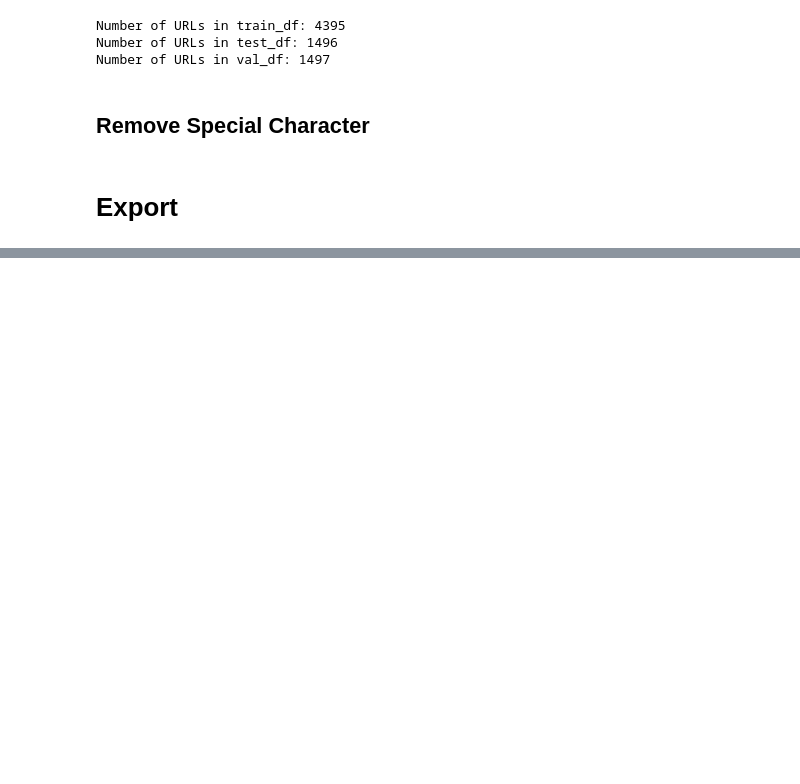
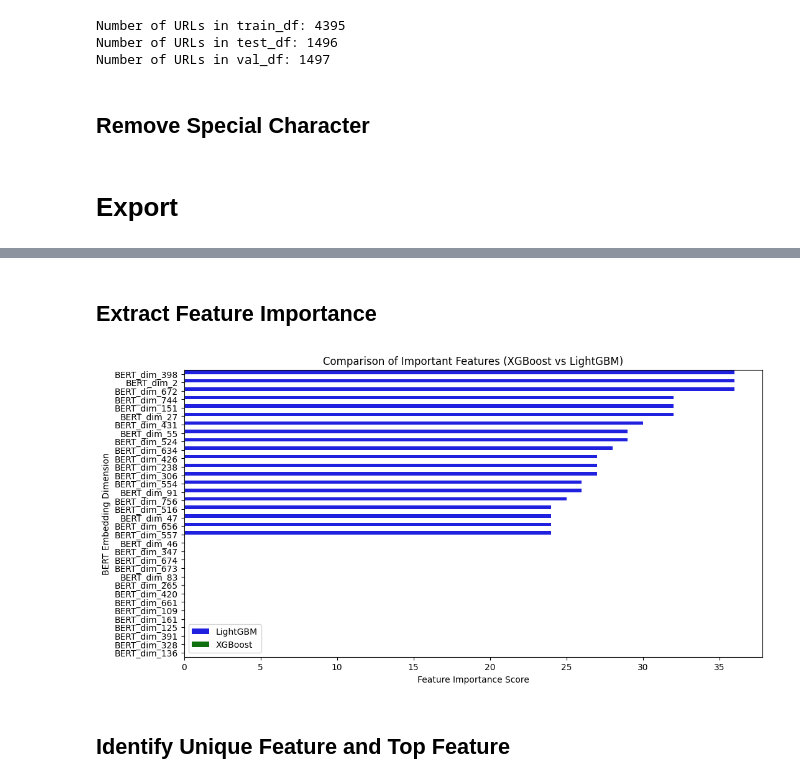
Before and after one commit to Uteytithya/fake_covid_news_detection, a Jupyter notebook: fake_covid_new_detection.ipynb, the cells around one changed output, grey strips where cells are left out. Drawn from its saved outputs; the diff is of its cells as text; code cells hidden in the pictures; blank space fills up the shorter version.

```diff
--- a/fake_covid_new_detection.ipynb
+++ b/fake_covid_new_detection.ipynb
@@ -487,0 +811,39 @@ val_df.to_excel('clean/val_cleaned.xlsx', index=False)
+# %% [markdown]
+## Extract Feature Importance
+# %%
+# Get feature importance from both models
+xgb_importance = best_xgb.feature_importances_
+lgb_importance = best_lgb.feature_importances_
+
+# Get top 20 important features
+xgb_sorted_idx = np.argsort(xgb_importance)[-20:]
+lgb_sorted_idx = np.argsort(lgb_importance)[-20:]
+
+# Create DataFrames for visualization
+xgb_df = pd.DataFrame({
+    "Feature": [f"BERT_dim_{i}" for i in xgb_sorted_idx],
+    "Importance": xgb_importance[xgb_sorted_idx],
+    "Model": "XGBoost"
+})
+
+lgb_df = pd.DataFrame({
+    "Feature": [f"BERT_dim_{i}" for i in lgb_sorted_idx],
+    "Importance": lgb_importance[lgb_sorted_idx],
+    "Model": "LightGBM"
+})
+
+# Combine both
+importance_df = pd.concat([xgb_df, lgb_df]).sort_values(by="Importance", ascending=False)
+
+# Plot Feature Importance Comparison
+plt.figure(figsize=(12, 6))
+sns.barplot(x="Importance", y="Feature", hue="Model", data=importance_df, palette=["blue", "green"])
+plt.xlabel("Feature Importance Score")
+plt.ylabel("BERT Embedding Dimension")
+plt.title("Comparison of Important Features (XGBoost vs LightGBM)")
+plt.legend()
+plt.show()
+# %% [output]
+[figure, added]
+# %% [markdown]
+## Identify Unique Feature and Top Feature
```
Also changed, not shown: parts of 28 cells of this notebook, 3 other files.
